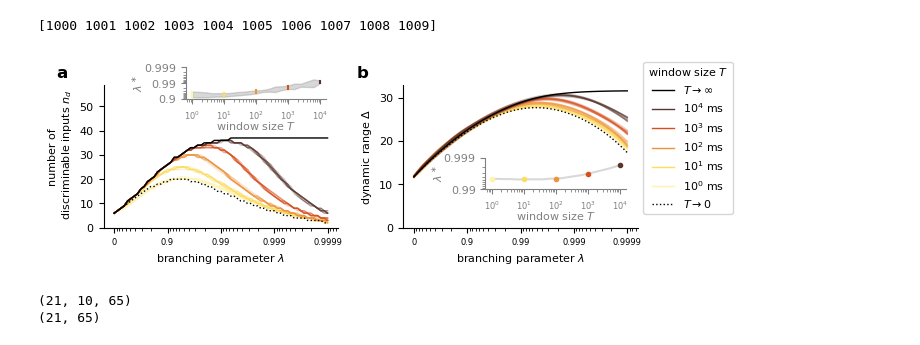
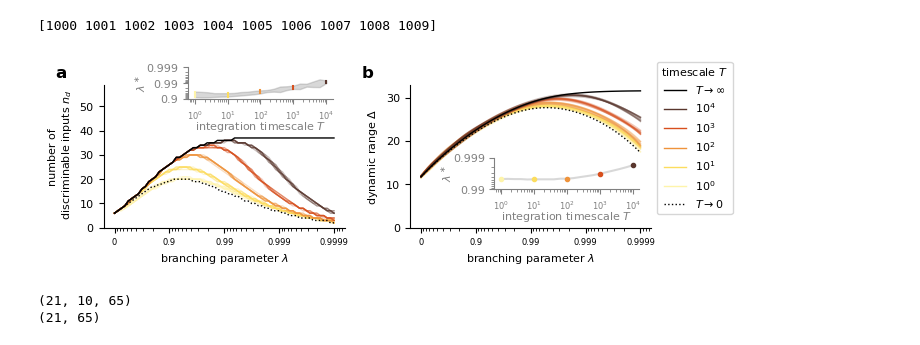
Before and after one commit to sahelazizpour/Finite-Observation-Dynamic-Range, a Jupyter notebook: 6_plot_results.ipynb, the cells around one changed output. Saved outputs shown, nothing was run; the diff lists cells and outputs as text; code cells hidden in the pictures.

```diff
--- a/6_plot_results.ipynb
+++ b/6_plot_results.ipynb
@@ -78,7 +78,7 @@ for seed in results.seed.unique():
 # load data and calculate maxima of drs and nds
 windows = np.sort(results["window"].unique())
 focus_windows = [1e0,1e1,1e2,1e3,1e4]
-focus_legends = ["$10^0$ ms", "$10^1$ ms", "$10^2$ ms", "$10^3$ ms", "$10^4$ ms"]
+focus_legends = ["$10^0$", "$10^1$", "$10^2$", "$10^3$", "$10^4$"]
 seeds = np.sort(results.seed.unique())
 # seeds = [1000,]
 print(seeds)
@@ -118,5 +118,12 @@ lam_max_nds_upper = np.mean(lam_max_nds[:, :, 1], axis=1)
 # for drs calculate mean and variance (after mean over bounds, axis=2)
 lam_max_drs_mean = np.mean(np.mean(lam_max_drs, axis=2), axis=1)
 lam_max_drs_std = np.std(np.mean(lam_max_drs, axis=2), axis=1)
+
+# print for Anna the mean lam_max_drs
+print("lam_max_drs_mean:")
+for (i, window) in enumerate(focus_windows):
+    # get index of window in windows
+    index = np.where(windows == window)[0][0]
+    print(f"{window}: {lam_max_drs_mean[index]} +/- {lam_max_drs_std[index]}")
 # %% [output]
 [1000 1001 1002 1003 1004 1005 1006 1008 1009]
@@ -216,7 +229,7 @@ for inset in axins:
     inset.tick_params(axis='y', colors='gray')
     inset.tick_params(axis='y', which='minor', colors='gray')
     # x label
-    inset.set_xlabel("window size $T$", labelpad=-1)
+    inset.set_xlabel("integration timescale $T$", labelpad=-1)
     inset.set_xscale("log")
     # y label
     inset.set_ylabel("$\lambda^\\ast$", labelpad=-1)
@@ -239,7 +252,7 @@ ax[0].plot([], [], color='black', label='$T \\to \infty$', linewidth=1.0)
 # reverse order of legend
 handles, labels = ax[0].get_legend_handles_labels()
 # set legend outside of main plots
-ax[1].legend(handles[::-1], labels[::-1], loc='best', bbox_to_anchor=(1.00, 1.2), title="window size $T$")
+ax[1].legend(handles[::-1], labels[::-1], loc='best', bbox_to_anchor=(1.00, 1.2), title="timescale $T$")
 plt.tight_layout()
-plt.savefig("figures/fig_results.pdf", bbox_inches='tight', dpi=600)
+plt.savefig("figures/figure_results.pdf", bbox_inches='tight', dpi=600)
 # %% [output]
@@ -268,7 +281,7 @@ for seed in sub_results.seed.unique():
 # load data and calculate maxima of drs and nds
 windows = np.sort(sub_results["window"].unique())
 focus_windows = [1e0,1e1,1e2,1e3,1e4]
-focus_legends = ["$10^0$ ms", "$10^1$ ms", "$10^2$ ms", "$10^3$ ms", "$10^4$ ms"]
+focus_legends = ["$10^0$", "$10^1$", "$10^2$", "$10^3$", "$10^4$"]
 seeds = np.sort(sub_results.seed.unique())
 # seeds = [1000,]
 print(seeds)
@@ -390,39 +403,39 @@ for inset in axins:
     inset.tick_params(axis='y', colors='gray')
     inset.tick_params(axis='y', which='minor', colors='gray')
     # x label
-    inset.set_xlabel("window size $T$", labelpad=-1)
+    inset.set_xlabel("integration timescale $T$", labelpad=-1)
     inset.set_xscale("log")
     # y label
     inset.set_ylabel("$\lambda^\\ast$", labelpad=-1)
     inset.set_yscale("log")
     inset.invert_yaxis()
     if inset == axins[0]:
         inset.set_yticks([1e-1, 1e-2, 1e-3])
         inset.set_yticklabels(["0.9", "0.99", "0.999"])
     if inset == axins[1]:
         inset.set_yticks([1e-2, 1e-3])
         inset.set_yticklabels(["0.99", "0.999"])
         plt.setp(inset.get_yminorticklabels(), visible=False)
 
 
 # set labels for colors
 ax[0].plot([], [], color='black', linestyle='dotted', label='$T \\to 0$', linewidth=1.0)
 for i, window in enumerate(focus_windows):
     ax[0].plot([], [], color=focus_colors[i], label=focus_legends[i], linewidth=1.0)
 ax[0].plot([], [], color='black', label='$T \\to \infty$', linewidth=1.0)
 # reverse order of legend
 handles, labels = ax[0].get_legend_handles_labels()
 # set legend outside of main plots
-ax[1].legend(handles[::-1], labels[::-1], loc='best', bbox_to_anchor=(1.00, 1.2), title="window size $T$")
+ax[1].legend(handles[::-1], labels[::-1], loc='best', bbox_to_anchor=(1.00, 1.2), title="timescale $T$")
 
 # add labels to subplots
 ax[0].annotate("a", xy=(-0.2, 1.05), xycoords="axes fraction", fontsize=12, fontweight='bold')
 ax[1].annotate("b", xy=(-0.2, 1.05), xycoords="axes fraction", fontsize=12, fontweight='bold')
 
 plt.tight_layout()
-plt.savefig("figures/fig_results_nu0.2.pdf", bbox_inches='tight', dpi=600)
+plt.savefig("figures/figure_results_nu0.2.pdf", bbox_inches='tight', dpi=600)
 # %% [output]
-[figure, old version]
+[figure, new version]
 # %%
 # load data and calculate maxima of drs and nds
 windows = np.sort(sub_results["window"].unique())
```
Also changed, not shown: parts of 2 cells of this notebook, 3 other files.
